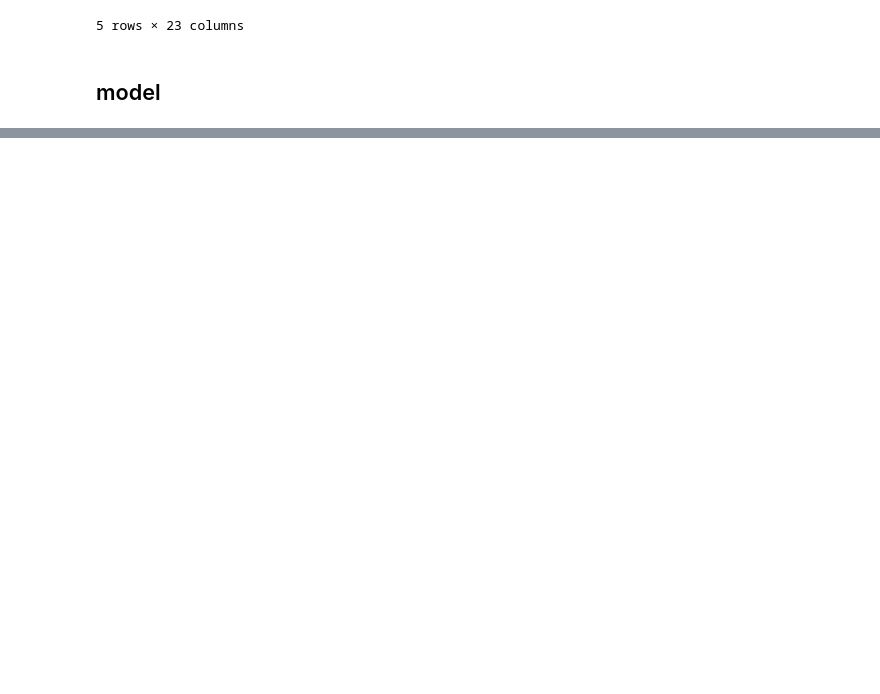
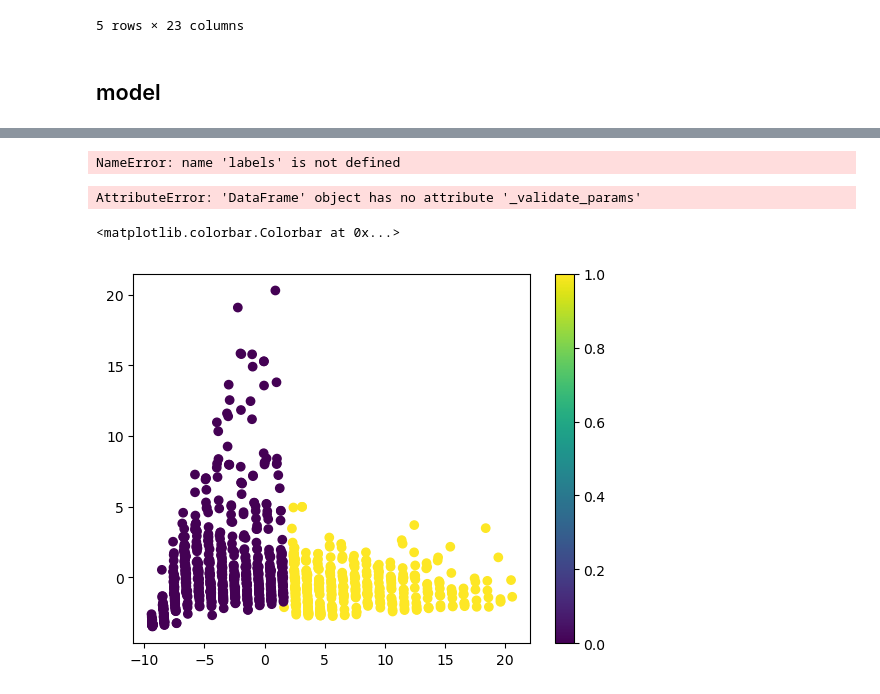
Before and after one commit to lrncjrssn/DS8_eindproject, a Jupyter notebook: Clustering.ipynb, the cells around one changed output, grey strips where cells are left out. Drawn from its saved outputs; the diff is of its cells as text; code cells hidden in the pictures; blank space fills up the shorter version.

```diff
--- a/Clustering.ipynb
+++ b/Clustering.ipynb
@@ -48,0 +116,28 @@ x_train, x_test, y_train, y_test = train_test_split(X, Y, test_size=0.2, random_
+# %%
+from sklearn import metrics
+sc = metrics.silhouette_score(X, labels)
+print("Silhouette Coefficient:%0.2f" % sc)
+ari = metrics.adjusted_rand_score(y_true, labels)
+print("Adjusted Rand Index: %0.2f" % ari)
+# %% [output]
+NameError: name 'labels' is not defined
+# %%
+KMeans.fit(x_train)
+# %% [output]
+AttributeError: 'DataFrame' object has no attribute '_validate_params'
+# %%
+from sklearn.cluster import KMeans
+
+model = KMeans(n_clusters=2, random_state=42)
+
+clusters = model.fit_predict(X)
+df_all['cluster']=clusters
+# %%
+psa = PCA(n_components=2)
+
+x_psa =  psa.fit_transform(X)
+plt.scatter(x_psa[:,0],x_psa[:,1], c= clusters)
+plt.colorbar()
+# %% [output]
+<matplotlib.colorbar.Colorbar at 0x...>
+[figure, added]
```
Also changed, not shown: parts of 8 cells of this notebook, 1 other file.
